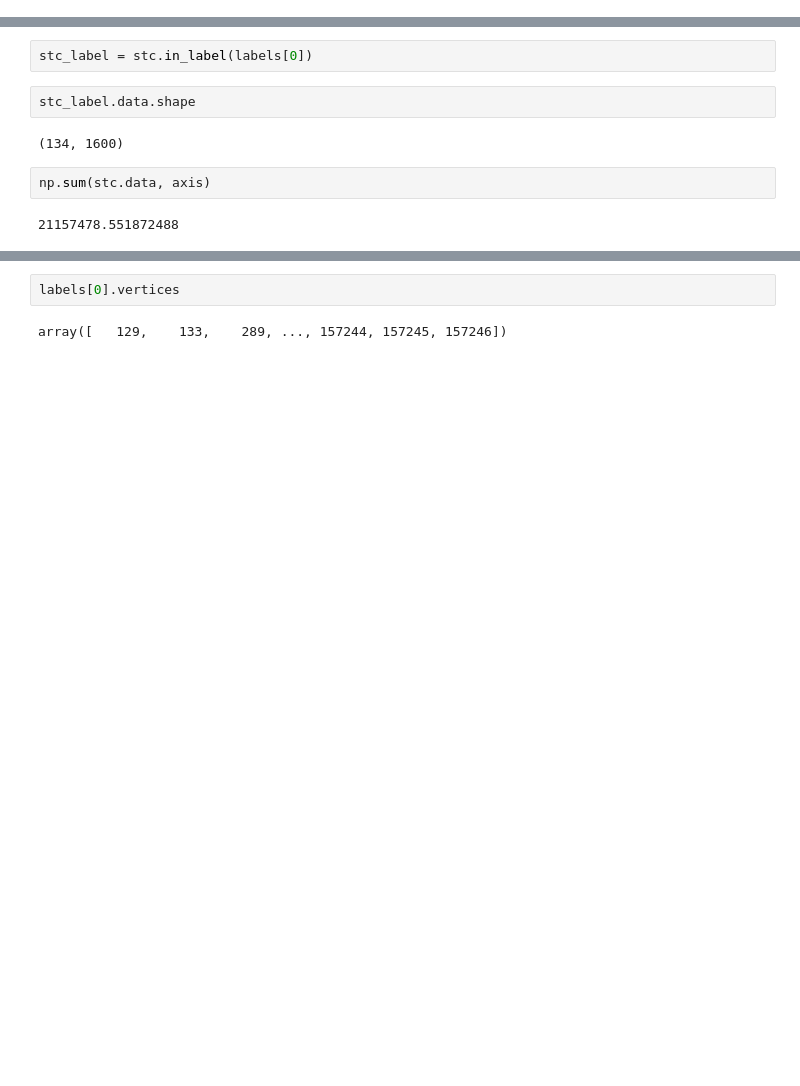
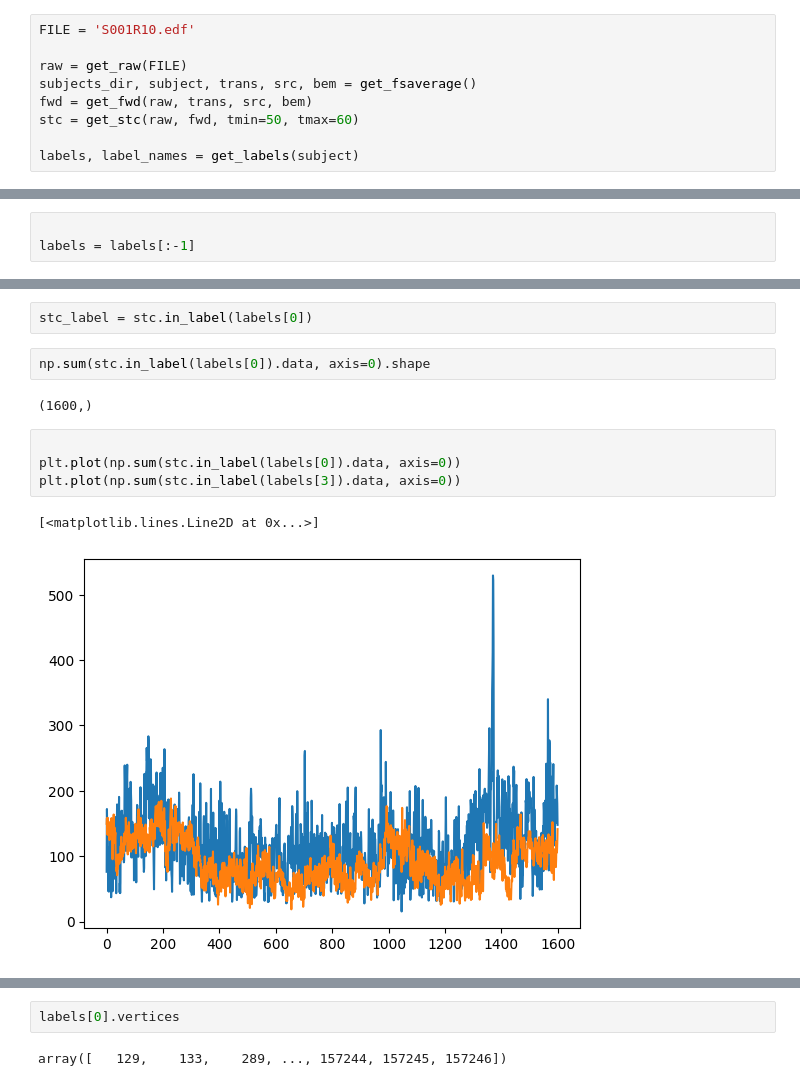
Before and after one commit to gjoelbye/TCAV-BENDR, a Jupyter notebook: notebooks/notebook-mnebrain.ipynb, the cells around one changed output, grey strips where cells are left out. Saved outputs shown, nothing was run; the diff lists cells and outputs as text; blank space fills up the shorter version.

Commit message:
stc labels

```diff
--- a/notebooks/notebook-mnebrain.ipynb
+++ b/notebooks/notebook-mnebrain.ipynb
@@ -155,0 +109,9 @@ Reading labels from parcellation...
+# %%
+FILE = 'S001R10.edf'
+
+raw = get_raw(FILE)
+subjects_dir, subject, trans, src, bem = get_fsaverage()
+fwd = get_fwd(raw, trans, src, bem)
+stc = get_stc(raw, fwd, tmin=50, tmax=60)
+
+labels, label_names = get_labels(subject)
@@ -155,0 +140,3 @@ Reading labels from parcellation...
+# %%
+
+labels = labels[:-1]
@@ -156,10 +147,13 @@ Reading labels from parcellation...
 # %%
 stc_label = stc.in_label(labels[0])
-# %%
-stc_label.data.shape
-# %% [output]
-(134, 1600)
 # %%
-np.sum(stc.data, axis)
+np.sum(stc.in_label(labels[0]).data, axis=0).shape
 # %% [output]
-21157478.551872488
+(1600,)
+# %%
+
+plt.plot(np.sum(stc.in_label(labels[0]).data, axis=0))
+plt.plot(np.sum(stc.in_label(labels[3]).data, axis=0))
+# %% [output]
+[<matplotlib.lines.Line2D at 0x...>]
+[figure, added]
```
Also changed, not shown: parts of 35 cells of this notebook.
